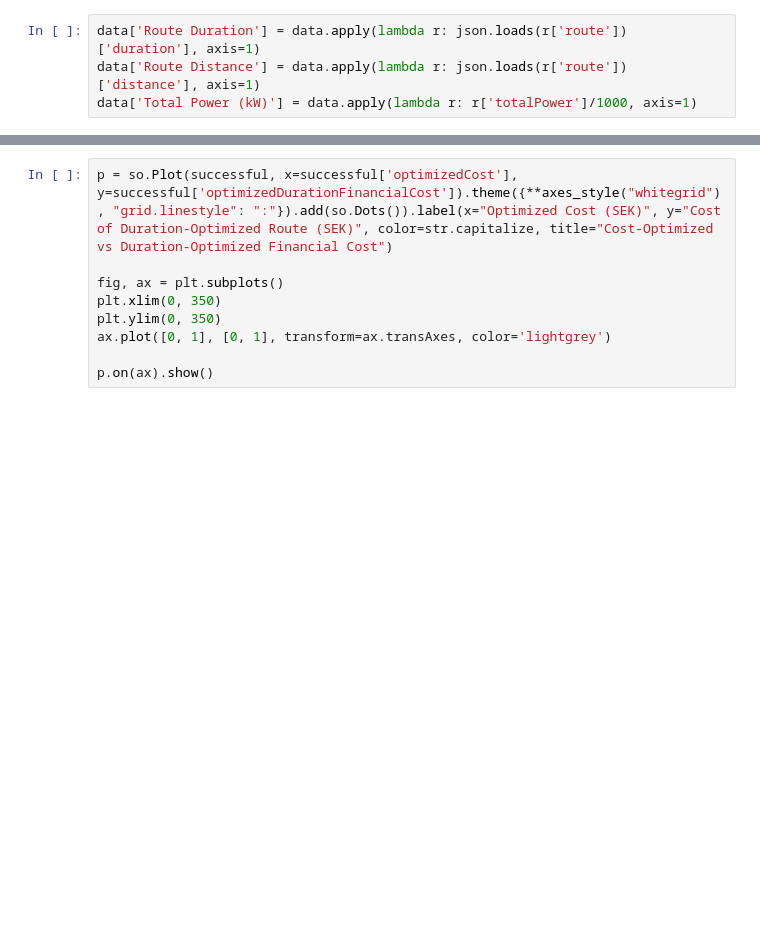
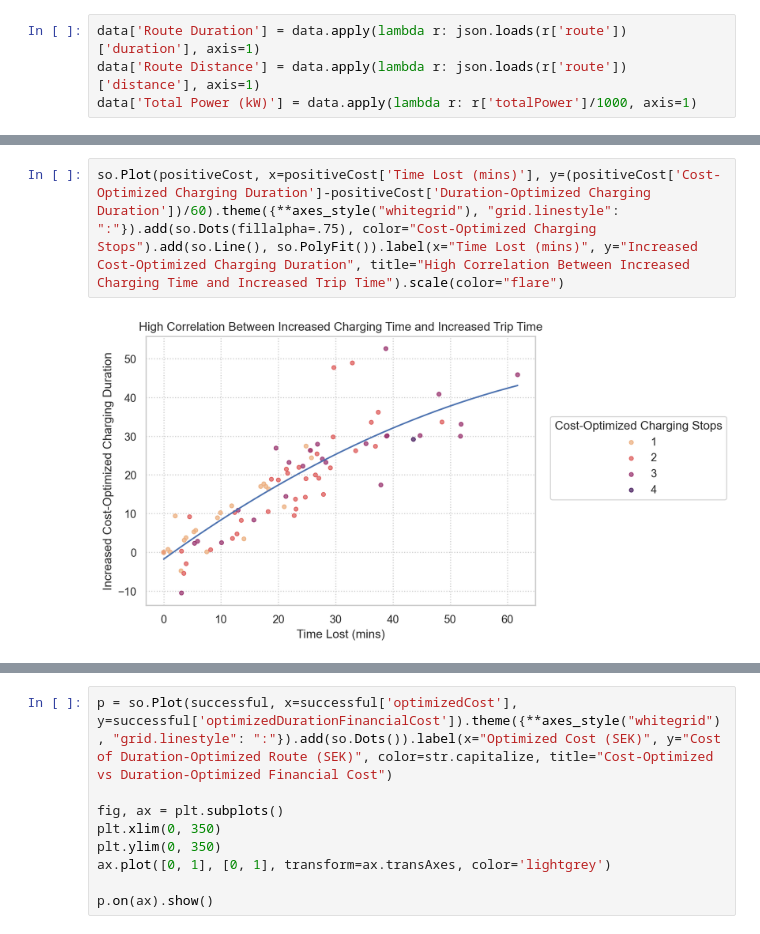
Before and after one commit to mattlehrer/ev-routing-experiment-analysis, a Jupyter notebook: figures.ipynb, the cells around one changed output, grey strips where cells are left out. Cells and saved outputs as stored; diff of their text form; blank space fills up the shorter version.

```diff
--- a/figures.ipynb
+++ b/figures.ipynb
@@ -133,0 +146,4 @@ positiveCost['Time Lost'] = positiveCost.apply(lambda r: r['optimizedDuration']
+# %%
+so.Plot(positiveCost, x=positiveCost['Time Lost (mins)'], y=(positiveCost['Cost-Optimized Charging Duration']-positiveCost['Duration-Optimized Charging Duration'])/60).theme({**axes_style("whitegrid"), "grid.linestyle": ":"}).add(so.Dots(fillalpha=.75), color="Cost-Optimized Charging Stops").add(so.Line(), so.PolyFit()).label(x="Time Lost (mins)", y="Increased Cost-Optimized Charging Duration", title="High Correlation Between Increased Charging Time and Increased Trip Time").scale(color="flare")
+# %% [output]
+[figure, added]
```
Also changed, not shown: parts of 7 cells of this notebook.
